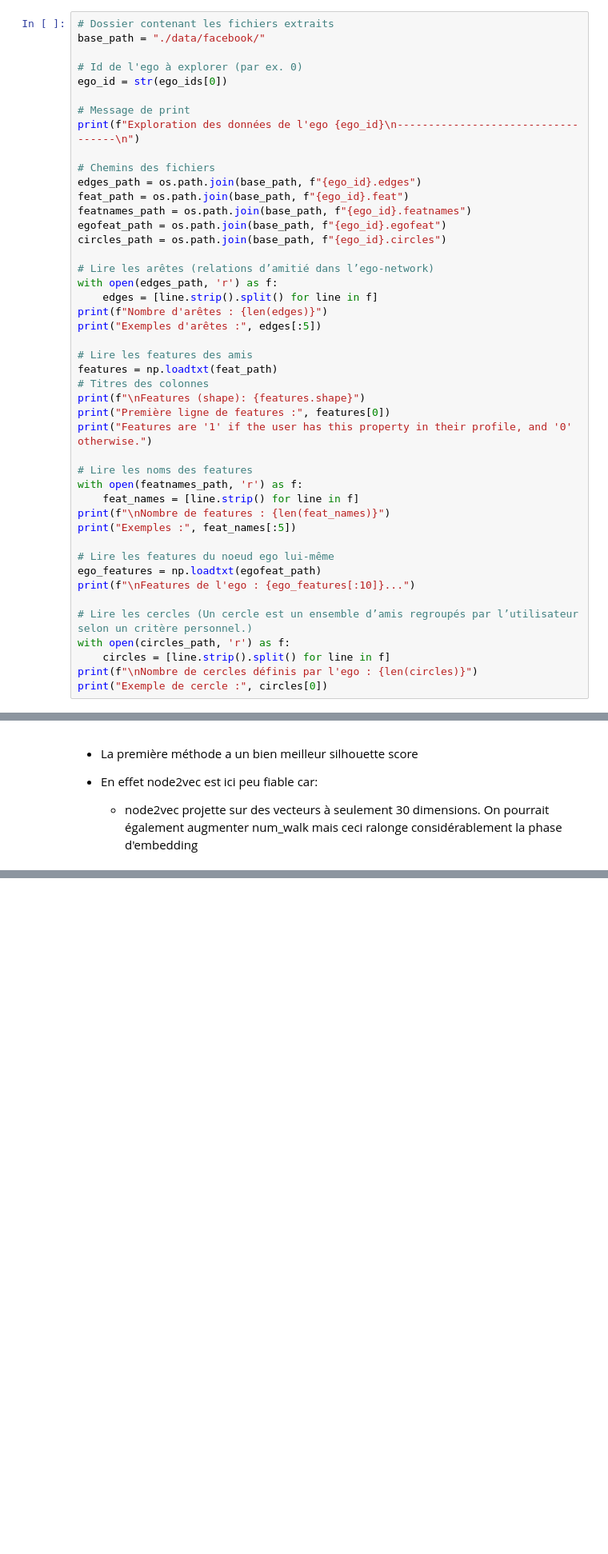
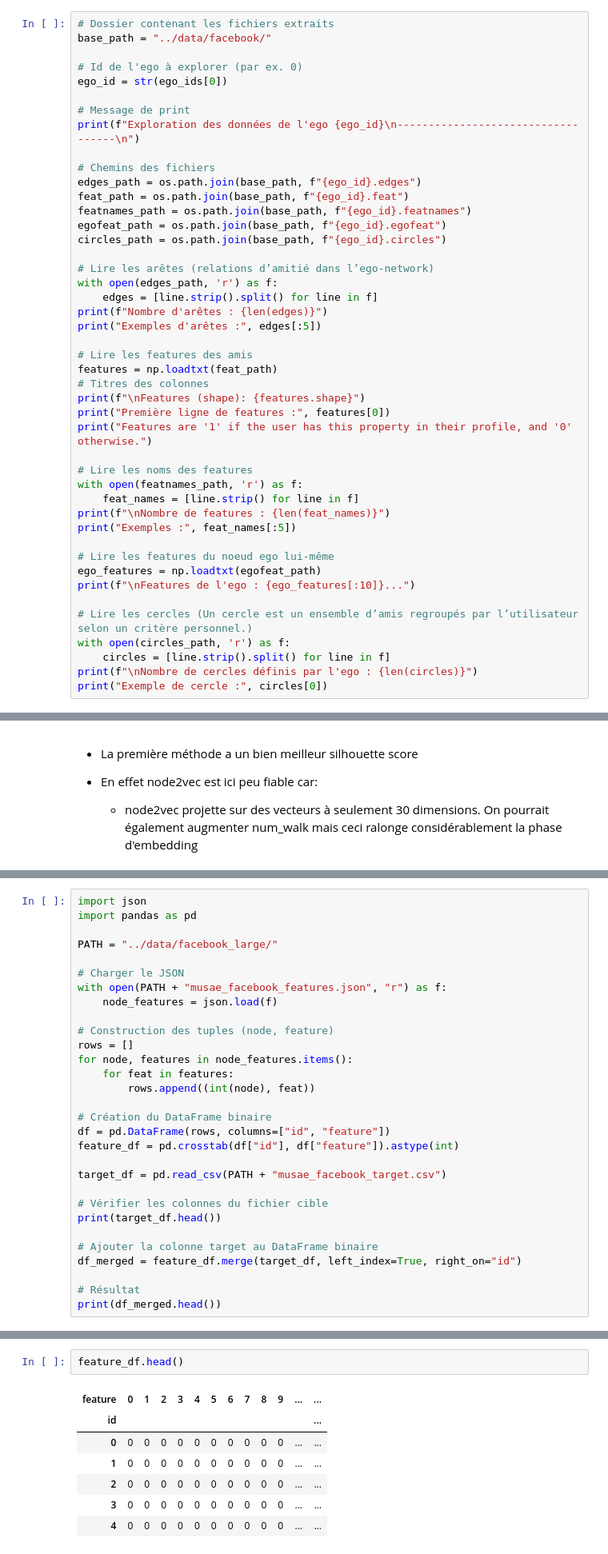
Before and after one commit to horndeer/GRAPH-project-2025, a Jupyter notebook: LeBolloch_Amiaud_Jacquemin-1_facebook.ipynb, the cells around one changed output, grey strips where cells are left out. Shown at 80% size. Drawn from its saved outputs; the diff is of its cells as text; blank space fills up the shorter version.

```diff
--- a/LeBolloch_Amiaud_Jacquemin-1_facebook.ipynb
+++ b/LeBolloch_Amiaud_Jacquemin-1_facebook.ipynb
@@ -39,7 +39,7 @@ Un "ego" est considéré comme une personne au centre d'un réseau social. On a
 ego_ids = [0, 107, 348, 414, 686, 698, 1684, 1912, 3437, 3980]
 # %%
 # Dossier contenant les fichiers extraits
-base_path = "./data/facebook/"
+base_path = "../data/facebook/"
 
 # Id de l'ego à explorer (par ex. 0)
 ego_id = str(ego_ids[0])
@@ -442,0 +446,30 @@ silhouette_score(X, labels_node2vec)
+# %%
+import json
+import pandas as pd
+
+PATH = "../data/facebook_large/"
+
+# Charger le JSON
+with open(PATH + "musae_facebook_features.json", "r") as f:
+    node_features = json.load(f)
+
+# Construction des tuples (node, feature)
+rows = []
+for node, features in node_features.items():
+    for feat in features:
+        rows.append((int(node), feat))
+
+# Création du DataFrame binaire
+df = pd.DataFrame(rows, columns=["id", "feature"])
+feature_df = pd.crosstab(df["id"], df["feature"]).astype(int)
+
+target_df = pd.read_csv(PATH + "musae_facebook_target.csv")
+
+# Vérifier les colonnes du fichier cible
+print(target_df.head())
+
+# Ajouter la colonne target au DataFrame binaire
+df_merged = feature_df.merge(target_df, left_index=True, right_on="id")
+
+# Résultat
+print(df_merged.head())
@@ -442,0 +533,10 @@ silhouette_score(X, labels_node2vec)
+# %%
+feature_df.head()
+# %% [output]
+| feature | 0 | 1 | 2 | 3 | 4 | 5 | 6 | 7 | 8 | 9 | ... | ... |
+| id |  |  |  |  |  |  |  |  |  |  |  | ... |
+| 0 | 0 | 0 | 0 | 0 | 0 | 0 | 0 | 0 | 0 | 0 | ... | ... |
+| 1 | 0 | 0 | 0 | 0 | 0 | 0 | 0 | 0 | 0 | 0 | ... | ... |
+| 2 | 0 | 0 | 0 | 0 | 0 | 0 | 0 | 0 | 0 | 0 | ... | ... |
+| 3 | 0 | 0 | 0 | 0 | 0 | 0 | 0 | 0 | 0 | 0 | ... | ... |
+| 4 | 0 | 0 | 0 | 0 | 0 | 0 | 0 | 0 | 0 | 0 | ... | ... |
```
Also changed, not shown: parts of 35 cells of this notebook.
